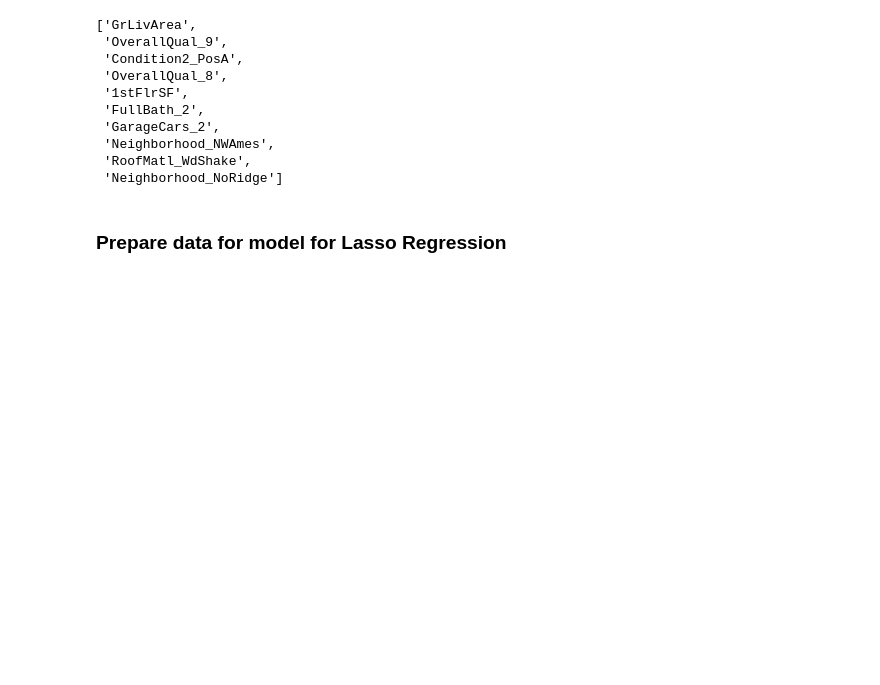
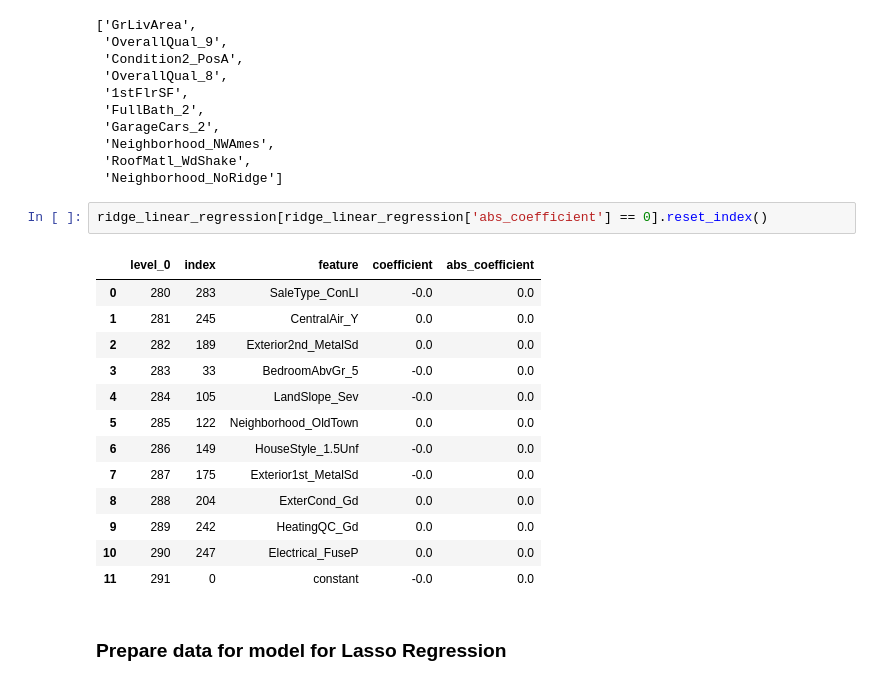
Before and after one commit to ishankarve/Assignment-Advanced-Regression, a Jupyter notebook: Assignment Advanced Regression.ipynb, the cells around one changed output. Cells and saved outputs as stored; diff of their text form; blank space fills up the shorter version.

```diff
--- a/Assignment Advanced Regression.ipynb
+++ b/Assignment Advanced Regression.ipynb
@@ -1859,6 +1859,22 @@ ridge_features10
  'Neighborhood_NWAmes',
  'RoofMatl_WdShake',
  'Neighborhood_NoRidge']
+# %%
+ridge_linear_regression[ridge_linear_regression['abs_coefficient'] == 0].reset_index()
+# %% [output]
+|  | level_0 | index | feature | coefficient | abs_coefficient |
+| 0 | 280 | 283 | SaleType_ConLI | -0.0 | 0.0 |
+| 1 | 281 | 245 | CentralAir_Y | 0.0 | 0.0 |
+| 2 | 282 | 189 | Exterior2nd_MetalSd | 0.0 | 0.0 |
+| 3 | 283 | 33 | BedroomAbvGr_5 | -0.0 | 0.0 |
+| 4 | 284 | 105 | LandSlope_Sev | -0.0 | 0.0 |
+| 5 | 285 | 122 | Neighborhood_OldTown | 0.0 | 0.0 |
+| 6 | 286 | 149 | HouseStyle_1.5Unf | -0.0 | 0.0 |
+| 7 | 287 | 175 | Exterior1st_MetalSd | -0.0 | 0.0 |
+| 8 | 288 | 204 | ExterCond_Gd | 0.0 | 0.0 |
+| 9 | 289 | 242 | HeatingQC_Gd | 0.0 | 0.0 |
+| 10 | 290 | 247 | Electrical_FuseP | 0.0 | 0.0 |
+| 11 | 291 | 0 | constant | -0.0 | 0.0 |
 # %% [markdown]
 ### **Prepare data for model for Lasso Regression**
 # %%
```
Also changed, not shown: parts of 62 cells of this notebook, 3 other files.
